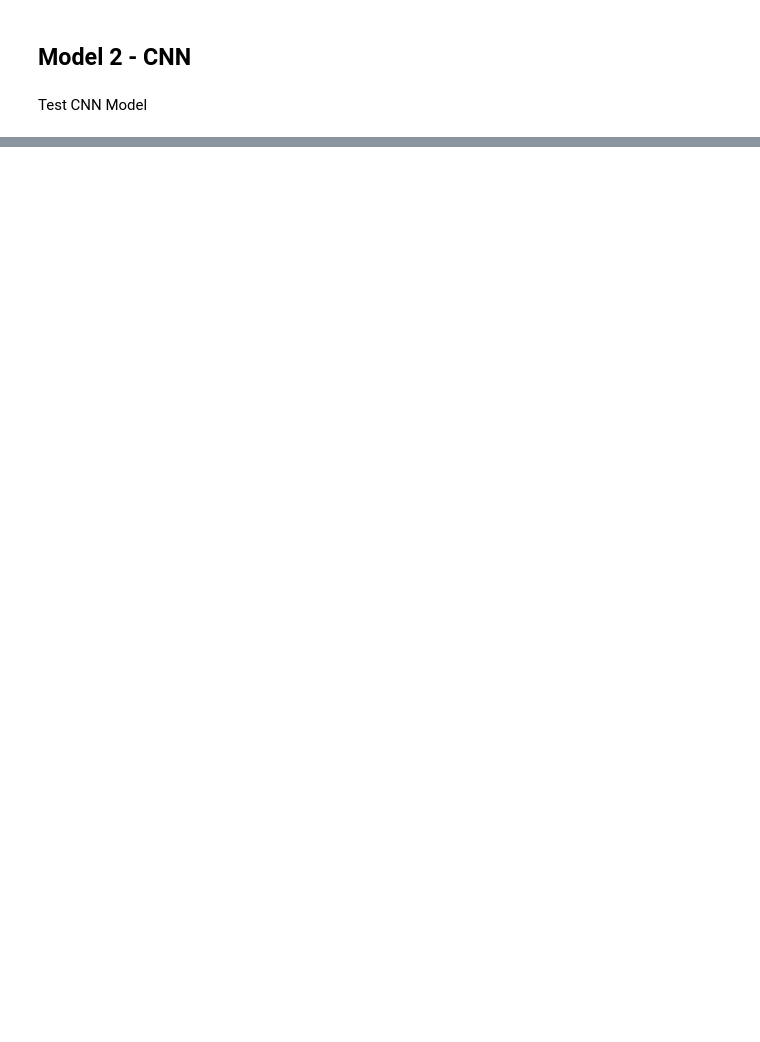
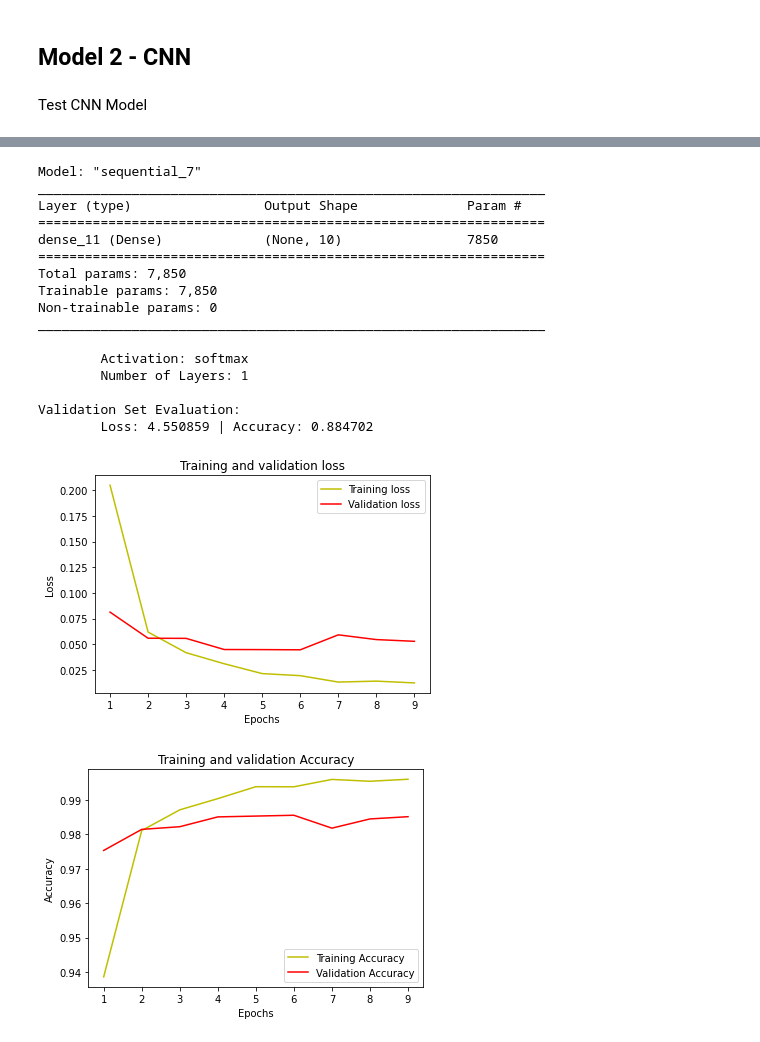
Before and after one commit to ivalencius/Machine_learning_INF264, a Jupyter notebook: Projects/2/digit_recognizer.ipynb, the cells around one changed output, grey strips where cells are left out. Saved outputs shown, nothing was run; the diff lists cells and outputs as text; code cells hidden in the pictures; blank space fills up the shorter version.

```diff
--- a/Projects/2/digit_recognizer.ipynb
+++ b/Projects/2/digit_recognizer.ipynb
@@ -84,12 +87,12 @@ model_type_best = []
 # %% [markdown]
 ## Model 1 - MLP
 # %%
-def construct_MLP(input_shape, num_layers=10, activation='relu'):
+def construct_MLP(input_shape, add_layer=False, activation='relu'):
     # Create model
     MLP = Sequential()
     MLP.add(layers.InputLayer(input_shape=input_shape))
     # Intermediate Layers
-    for _ in range(1,num_layers):
+    if add_layer:
         MLP.add(layers.Dense(32, activation=activation))
     # Output layer (fully-connected):
     MLP.add(layers.Dense(y_classes, activation='softmax'))
@@ -107,9 +110,9 @@ y_train_one_hot = to_categorical(y_train)
 y_val_one_hot = to_categorical(y_val)
 
 # Set up hyperparameters to test
-num_layers = [1, 2, 5, 10]
+add_layers = [True, False]
 activation = ['relu', 'sigmoid', 'softmax', 'tanh']
-MLP_params = list(itertools.product(num_layers, activation))
+MLP_params = list(itertools.product(add_layers, activation))
 
 batch_sz = 64
 max_epochs = 10
@@ -118,9 +121,9 @@ MLP_models = []
 # If you want Val_loss and Val_accuracy plots
 MLP_plotting = False
 # Iterate through and test every model
-for layer_num, act in MLP_params:
+for add_layer, act in MLP_params:
     # print(tf.config.list_physical_devices())
-    MLP = construct_MLP(input_shape=784 ,num_layers=layer_num, activation=act)
+    MLP = construct_MLP(input_shape=784 ,add_layer=add_layer, activation=act)
     # MLP_test.summary()
     # Early callback stopping to avoid overfitting
     callback = EarlyStopping(monitor='val_loss',
@@ -249,7 +271,7 @@ x_val_img = x_val.reshape(x_val.shape[0], 28, 28, 1)
 # Iterate through and test every model
 for add_layer, act in CNN_params:
     CNN = construct_CNN(input_shape=(28, 28, 1) ,additional_layer=add_layer, activation=act)
-    CNN.summary()
+    # CNN.summary()
     # Early callback stopping to avoid overfitting
     callback = EarlyStopping(monitor='val_loss',
                              patience=3,
@@ -260,7 +282,7 @@ for add_layer, act in CNN_params:
                                 epochs=max_epochs,
                                 validation_data=(x_val_img,y_val_one_hot),
                                 use_multiprocessing=True,
-                                verbose=1,
+                                verbose=0,
                                 callbacks=[callback])
     CNN_models.append(MLP)
 
@@ -309,0 +315,63 @@ KeyboardInterrupt:
+# %%
+# Evaluate best model via validation accuracy
+best_CNN_idx = CNN_val_accs.index(max(CNN_val_accs))
+best_CNN = CNN_models[best_CNN_idx]
+model_type_best.append(best_CNN)
+best_CNN.summary()
+
+activation = best_CNN.layers[0].get_config()['activation']
+num_layers = len(best_CNN.layers)
+
+print('\n\tActivation: %s\n\tNumber of Layers: %d'%(activation, num_layers))
+
+# DO I NEED TO DO THIS???
+# Evaluate on validation accuracy again and plot
+CNN_eval = best_CNN.evaluate(x=x_val, y=y_val_one_hot, use_multiprocessing=True, verbose=0)
+CNN_loss = CNN_eval[0]
+CNN_acc = CNN_eval[1]
+
+model_type_accs.append(CNN_acc)
+
+print('\nValidation Set Evaluation:')
+print('\tLoss: %f | Accuracy: %f'%(CNN_loss, CNN_acc))
+# Plot training history (train/validation loss and accuracy values throughout training):
+loss = training_history.history['loss']
+val_loss = training_history.history['val_loss']
+epochs = range(1, len(loss) + 1)
+plt.plot(epochs, loss, 'y', label='Training loss')
+plt.plot(epochs, val_loss, 'r', label='Validation loss')
+plt.title('Training and validation loss')
+plt.xlabel('Epochs')
+plt.ylabel('Loss')
+plt.legend()
+plt.show()
+
+acc = training_history.history['accuracy']
+val_acc = training_history.history['val_accuracy']
+
+plt.plot(epochs, acc, 'y', label='Training Accuracy')
+plt.plot(epochs, val_acc, 'r', label='Validation Accuracy')
+plt.title('Training and validation Accuracy')
+plt.xlabel('Epochs')
+plt.ylabel('Accuracy')
+plt.legend()
+plt.show()
+# %% [output]
+Model: "sequential_7"
+_________________________________________________________________
+Layer (type)                 Output Shape              Param #
+=================================================================
+dense_11 (Dense)             (None, 10)                7850
+=================================================================
+Total params: 7,850
+Trainable params: 7,850
+Non-trainable params: 0
+_________________________________________________________________
+
+        Activation: softmax
+        Number of Layers: 1
+
+Validation Set Evaluation:
+        Loss: 4.550859 | Accuracy: 0.884702
+[figure, added]
+[figure, added]
```
Also changed, not shown: parts of 16 cells of this notebook.
